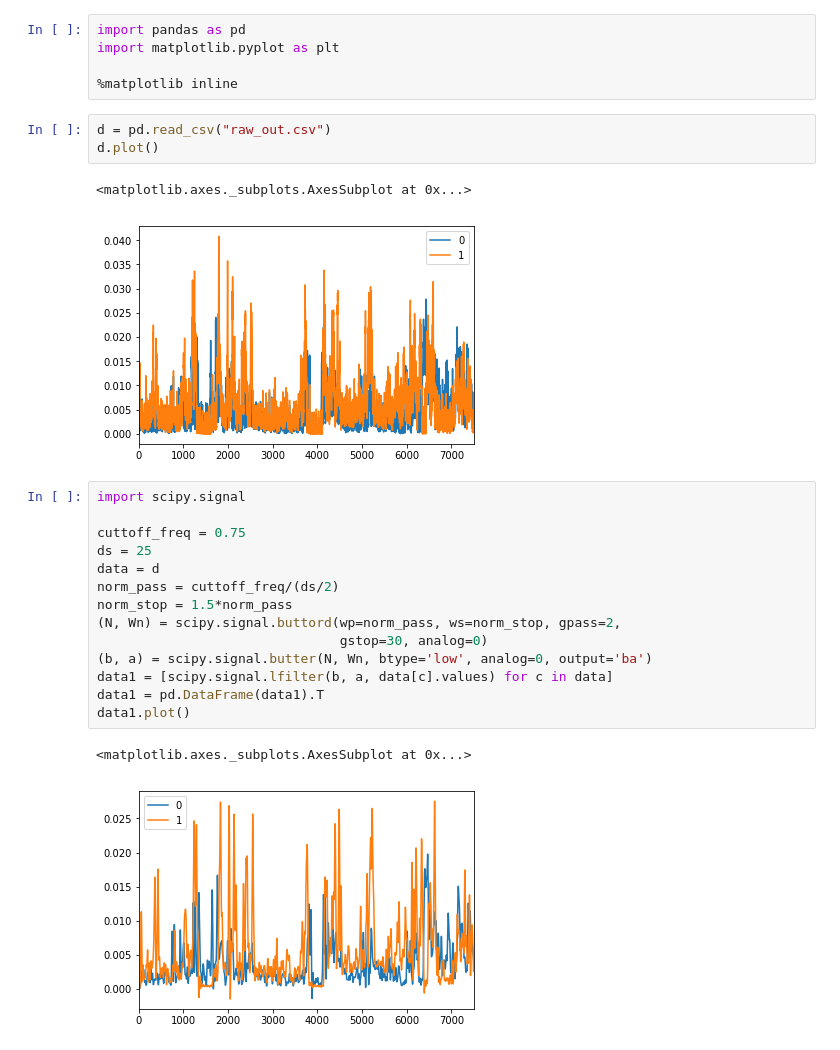
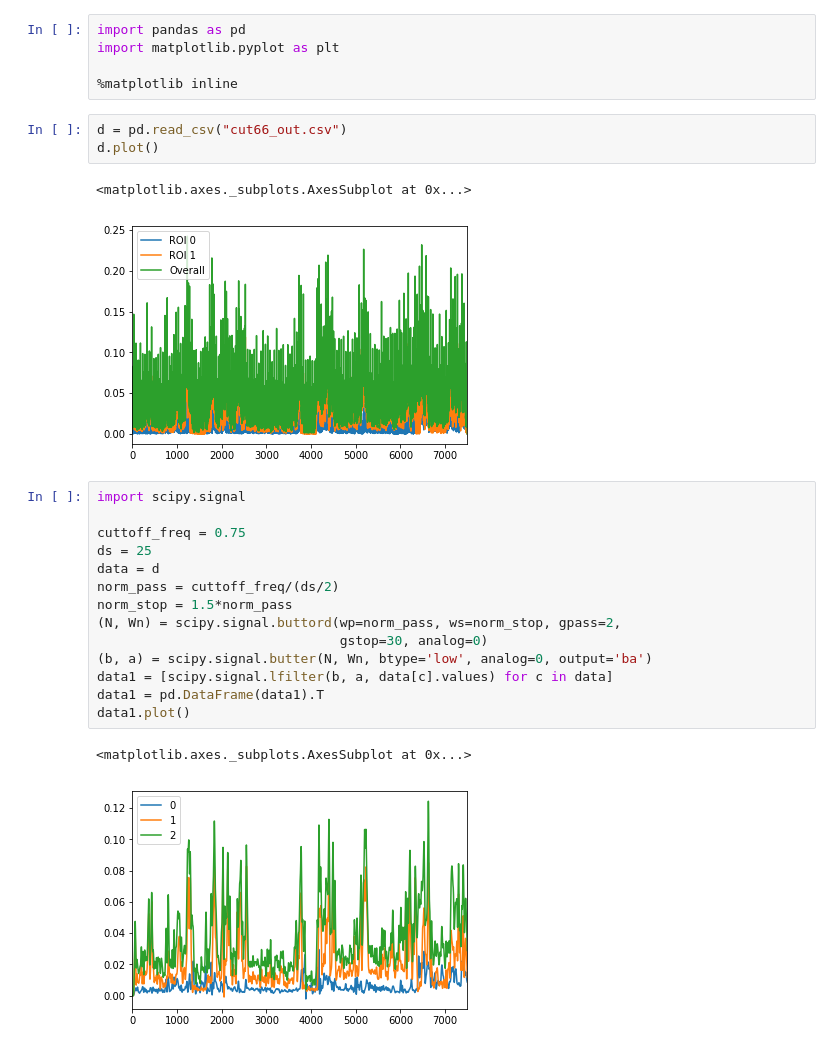
Before and after one commit to zubekj/pixel_tracking, a Jupyter notebook: data_analysis.ipynb, the cells around one changed output. Drawn from its saved outputs; the diff is of its cells as text.

```diff
--- a/data_analysis.ipynb
+++ b/data_analysis.ipynb
@@ -4,11 +4,11 @@ import matplotlib.pyplot as plt
 
 %matplotlib inline
 # %%
-d = pd.read_csv("raw_out.csv")
+d = pd.read_csv("cut66_out.csv")
 d.plot()
 # %% [output]
 <matplotlib.axes._subplots.AxesSubplot at 0x...>
-[figure, old version]
+[figure, new version]
 # %%
 import scipy.signal
 
@@ -25,4 +25,4 @@ data1 = pd.DataFrame(data1).T
 data1.plot()
 # %% [output]
 <matplotlib.axes._subplots.AxesSubplot at 0x...>
-[figure, old version]
+[figure, new version]
```
Also changed, not shown: parts of 1 cell of this notebook, 3 other files.
